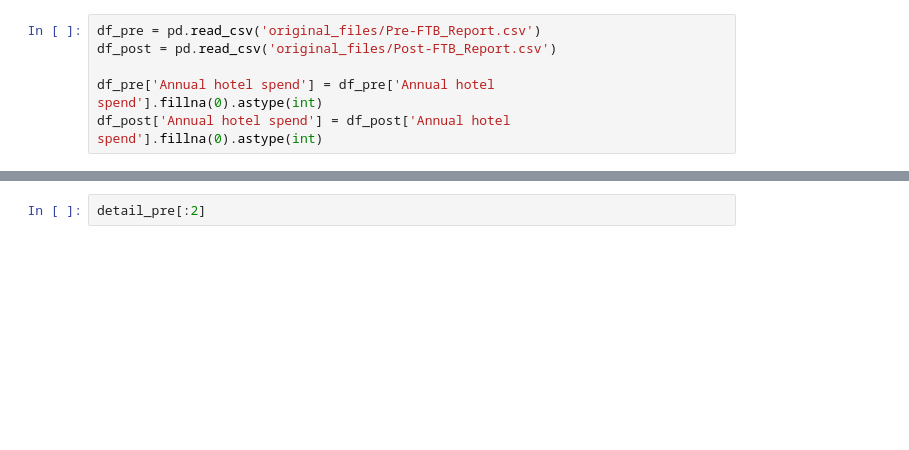
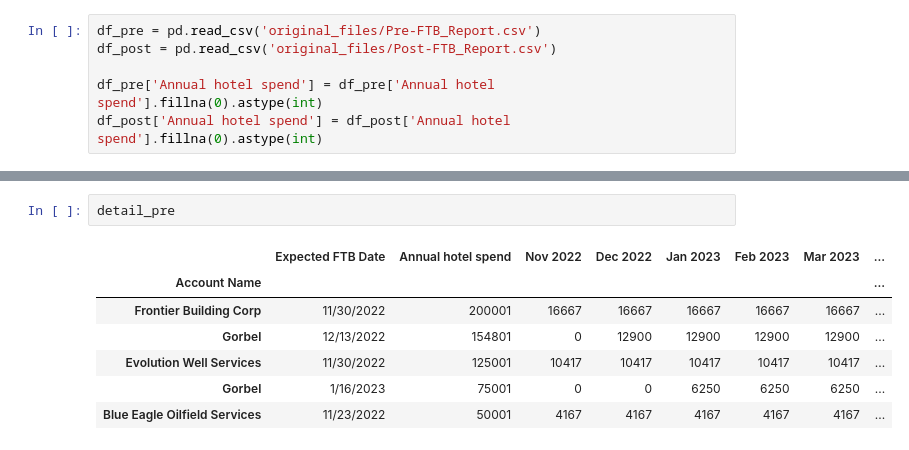
Before and after one commit to EnricoBorriello/Pipeline, a Jupyter notebook: Main.ipynb, the cells around one changed output, grey strips where cells are left out. Cells and saved outputs as stored; diff of their text form; blank space fills up the shorter version.

```diff
--- a/Main.ipynb
+++ b/Main.ipynb
@@ -97,2 +122,10 @@ print(owner)
 # %%
-detail_pre[:2]
+detail_pre
+# %% [output]
+|  | Expected FTB Date | Annual hotel spend | Nov 2022 | Dec 2022 | Jan 2023 | Feb 2023 | Mar 2023 | ... |
+| Account Name |  |  |  |  |  |  |  | ... |
+| Frontier Building Corp | 11/30/2022 | 200001 | 16667 | 16667 | 16667 | 16667 | 16667 | ... |
+| Gorbel | 12/13/2022 | 154801 | 0 | 12900 | 12900 | 12900 | 12900 | ... |
+| Evolution Well Services | 11/30/2022 | 125001 | 10417 | 10417 | 10417 | 10417 | 10417 | ... |
+| Gorbel | 1/16/2023 | 75001 | 0 | 0 | 6250 | 6250 | 6250 | ... |
+| Blue Eagle Oilfield Services | 11/23/2022 | 50001 | 4167 | 4167 | 4167 | 4167 | 4167 | ... |
```
Also changed, not shown: parts of 34 cells of this notebook.
